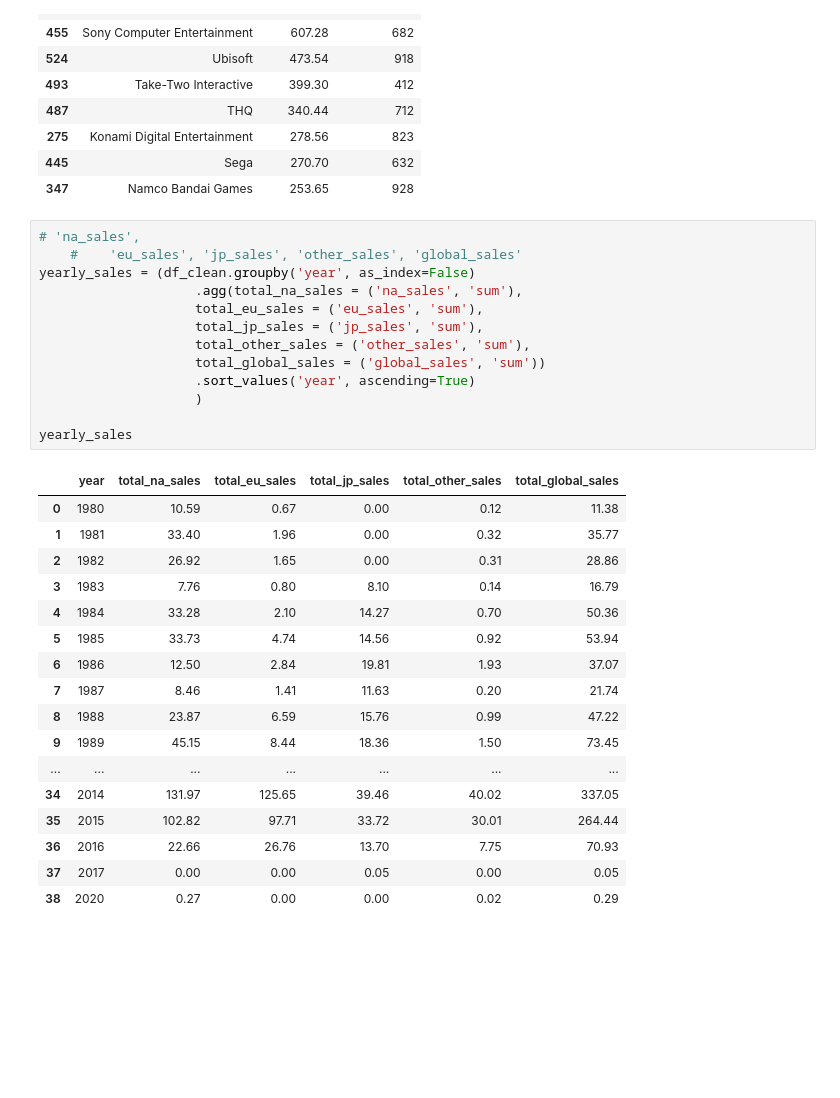
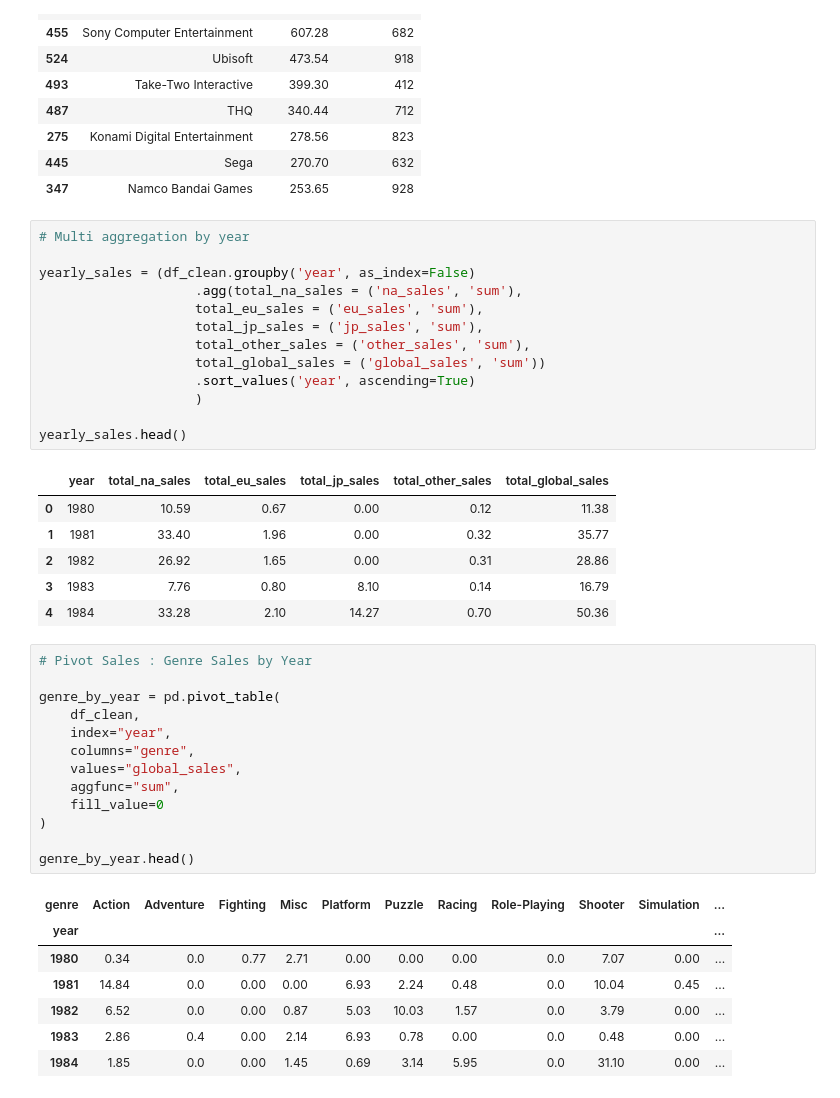
Before and after one commit to 1DownLabs/python-foundations, a Jupyter notebook: notebooks/06_pandas_power_skills.ipynb, the cells around one changed output. Cells and saved outputs as stored; diff of their text form; blank space fills up the shorter version.

```diff
--- a/notebooks/06_pandas_power_skills.ipynb
+++ b/notebooks/06_pandas_power_skills.ipynb
@@ -179,33 +179,43 @@ top_publishers.head(10)
 | 445 | Sega | 270.70 | 632 |
 | 347 | Namco Bandai Games | 253.65 | 928 |
 # %%
-# 'na_sales',
-    #    'eu_sales', 'jp_sales', 'other_sales', 'global_sales'
+# Multi aggregation by year
+
 yearly_sales = (df_clean.groupby('year', as_index=False)
                     .agg(total_na_sales = ('na_sales', 'sum'),
                     total_eu_sales = ('eu_sales', 'sum'),
                     total_jp_sales = ('jp_sales', 'sum'),
                     total_other_sales = ('other_sales', 'sum'),
                     total_global_sales = ('global_sales', 'sum'))
                     .sort_values('year', ascending=True)
                     )
 
-yearly_sales
+yearly_sales.head()
 # %% [output]
 |  | year | total_na_sales | total_eu_sales | total_jp_sales | total_other_sales | total_global_sales |
 | 0 | 1980 | 10.59 | 0.67 | 0.00 | 0.12 | 11.38 |
 | 1 | 1981 | 33.40 | 1.96 | 0.00 | 0.32 | 35.77 |
 | 2 | 1982 | 26.92 | 1.65 | 0.00 | 0.31 | 28.86 |
 | 3 | 1983 | 7.76 | 0.80 | 8.10 | 0.14 | 16.79 |
 | 4 | 1984 | 33.28 | 2.10 | 14.27 | 0.70 | 50.36 |
-| 5 | 1985 | 33.73 | 4.74 | 14.56 | 0.92 | 53.94 |
-| 6 | 1986 | 12.50 | 2.84 | 19.81 | 1.93 | 37.07 |
-| 7 | 1987 | 8.46 | 1.41 | 11.63 | 0.20 | 21.74 |
-| 8 | 1988 | 23.87 | 6.59 | 15.76 | 0.99 | 47.22 |
-| 9 | 1989 | 45.15 | 8.44 | 18.36 | 1.50 | 73.45 |
-| ... | ... | ... | ... | ... | ... | ... |
-| 34 | 2014 | 131.97 | 125.65 | 39.46 | 40.02 | 337.05 |
-| 35 | 2015 | 102.82 | 97.71 | 33.72 | 30.01 | 264.44 |
-| 36 | 2016 | 22.66 | 26.76 | 13.70 | 7.75 | 70.93 |
-| 37 | 2017 | 0.00 | 0.00 | 0.05 | 0.00 | 0.05 |
-| 38 | 2020 | 0.27 | 0.00 | 0.00 | 0.02 | 0.29 |
+# %%
+# Pivot Sales : Genre Sales by Year
+
+genre_by_year = pd.pivot_table(
+    df_clean,
+    index="year",
+    columns="genre",
+    values="global_sales",
+    aggfunc="sum",
+    fill_value=0
+)
+
+genre_by_year.head()
+# %% [output]
+| genre | Action | Adventure | Fighting | Misc | Platform | Puzzle | Racing | Role-Playing | Shooter | Simulation | ... |
+| year |  |  |  |  |  |  |  |  |  |  | ... |
+| 1980 | 0.34 | 0.0 | 0.77 | 2.71 | 0.00 | 0.00 | 0.00 | 0.0 | 7.07 | 0.00 | ... |
+| 1981 | 14.84 | 0.0 | 0.00 | 0.00 | 6.93 | 2.24 | 0.48 | 0.0 | 10.04 | 0.45 | ... |
+| 1982 | 6.52 | 0.0 | 0.00 | 0.87 | 5.03 | 10.03 | 1.57 | 0.0 | 3.79 | 0.00 | ... |
+| 1983 | 2.86 | 0.4 | 0.00 | 2.14 | 6.93 | 0.78 | 0.00 | 0.0 | 0.48 | 0.00 | ... |
+| 1984 | 1.85 | 0.0 | 0.00 | 1.45 | 0.69 | 3.14 | 5.95 | 0.0 | 31.10 | 0.00 | ... |
```
Also changed, not shown: parts of 10 cells of this notebook.
